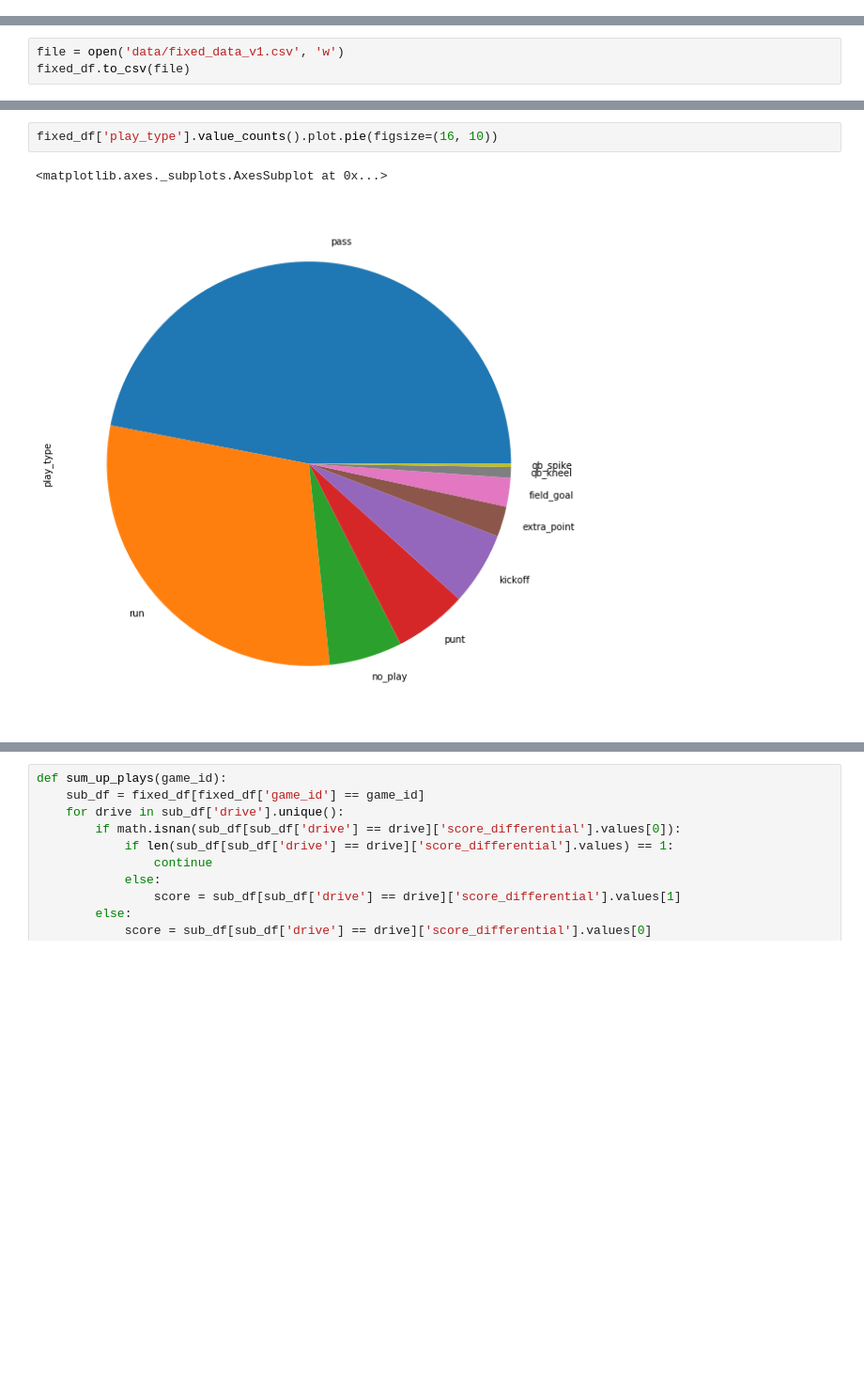
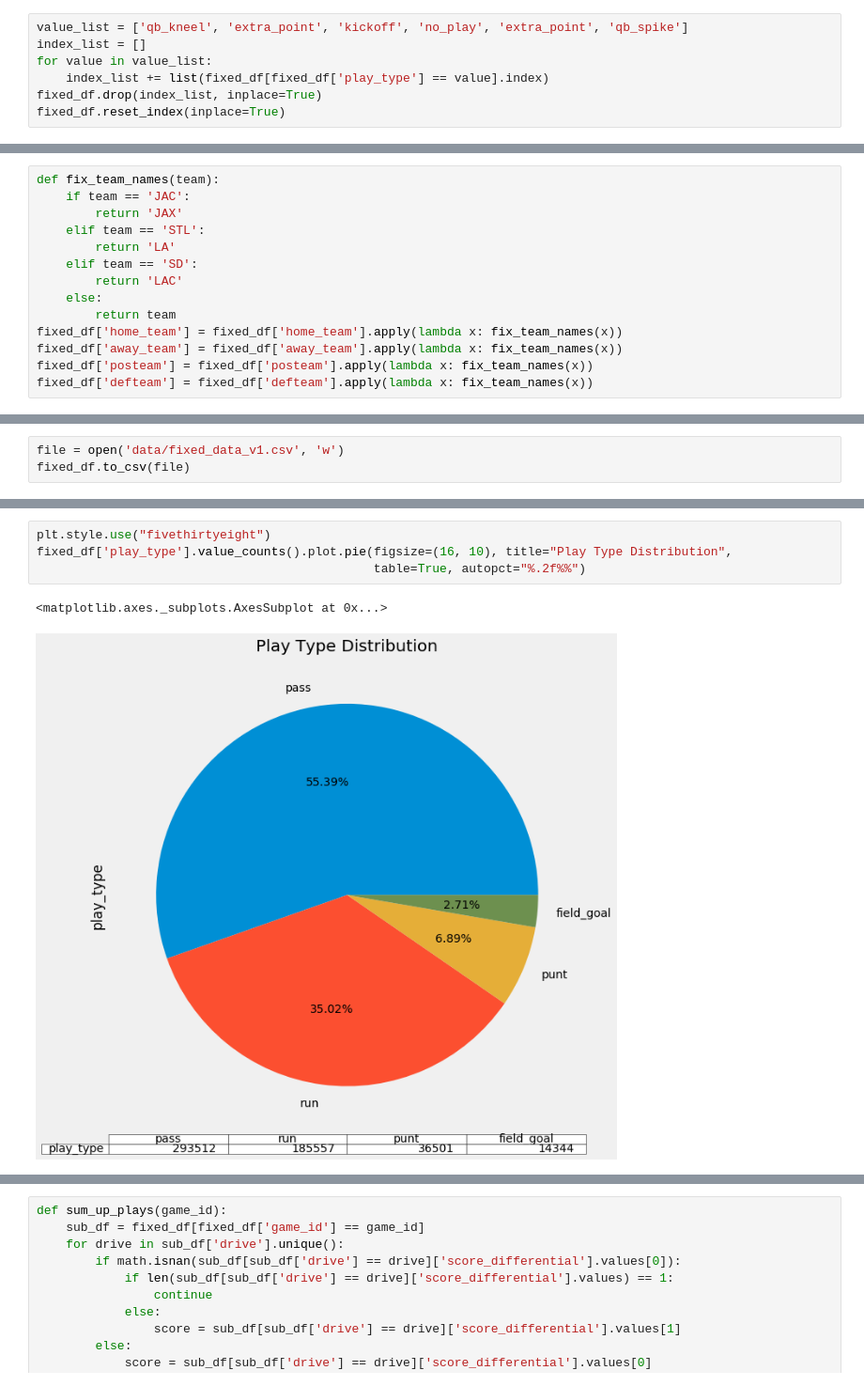
Before and after one commit to brendan-d-freeman/nfl-playcal-prediction, a Jupyter notebook: nfl_playcall_prediction_notebook.ipynb, the cells around one changed output, grey strips where cells are left out. Shown at 94% size. Cells and saved outputs as stored; diff of their text form; blank space fills up the shorter version.

```diff
--- a/nfl_playcall_prediction_notebook.ipynb
+++ b/nfl_playcall_prediction_notebook.ipynb
@@ -314,0 +347,7 @@ fixed_df.reset_index(inplace=True)
+# %%
+value_list = ['qb_kneel', 'extra_point', 'kickoff', 'no_play', 'extra_point', 'qb_spike']
+index_list = []
+for value in value_list:
+    index_list += list(fixed_df[fixed_df['play_type'] == value].index)
+fixed_df.drop(index_list, inplace=True)
+fixed_df.reset_index(inplace=True)
@@ -315,3 +358,17 @@ fixed_df.reset_index(inplace=True)
+# %%
+def fix_team_names(team):
+    if team == 'JAC':
+        return 'JAX'
+    elif team == 'STL':
+        return 'LA'
+    elif team == 'SD':
+        return 'LAC'
+    else:
+        return team
+fixed_df['home_team'] = fixed_df['home_team'].apply(lambda x: fix_team_names(x))
+fixed_df['away_team'] = fixed_df['away_team'].apply(lambda x: fix_team_names(x))
+fixed_df['posteam'] = fixed_df['posteam'].apply(lambda x: fix_team_names(x))
+fixed_df['defteam'] = fixed_df['defteam'].apply(lambda x: fix_team_names(x))
 # %% [markdown]
 ### Save Cleaned Data
 # %%
@@ -322,5 +392,7 @@ fixed_df.to_csv(file)
 # %%
-fixed_df['play_type'].value_counts().plot.pie(figsize=(16, 10))
+plt.style.use("fivethirtyeight")
+fixed_df['play_type'].value_counts().plot.pie(figsize=(16, 10), title="Play Type Distribution",
+                                              table=True, autopct="%.2f%%")
 # %% [output]
 <matplotlib.axes._subplots.AxesSubplot at 0x...>
-[figure, old version]
+[figure, new version]
```
Also changed, not shown: parts of 109 cells of this notebook, 2 other files.
